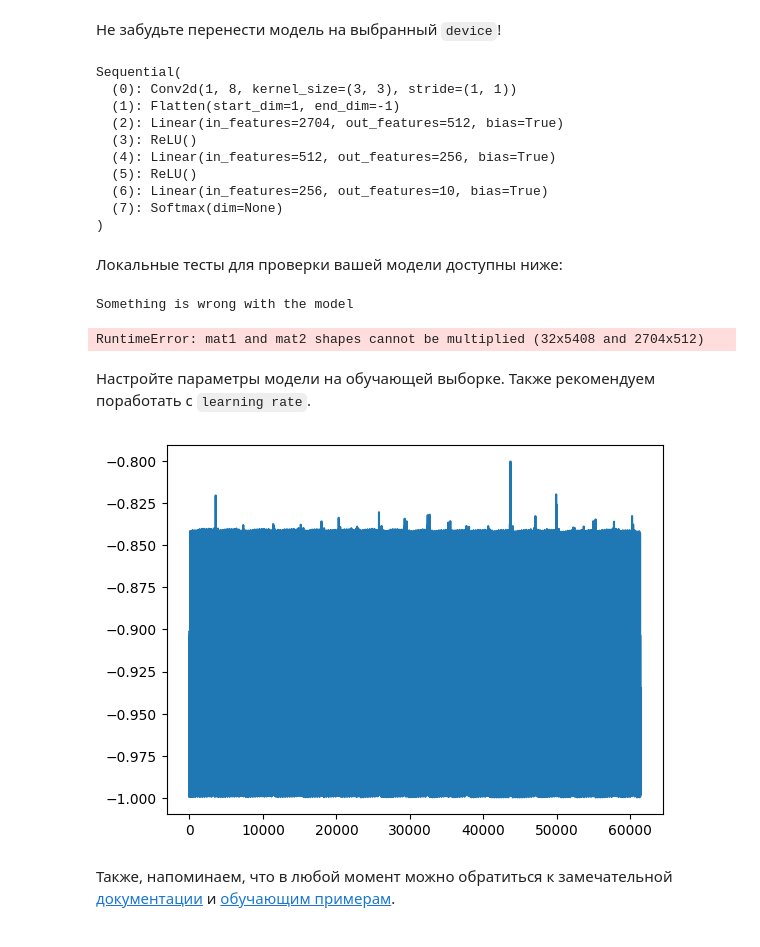
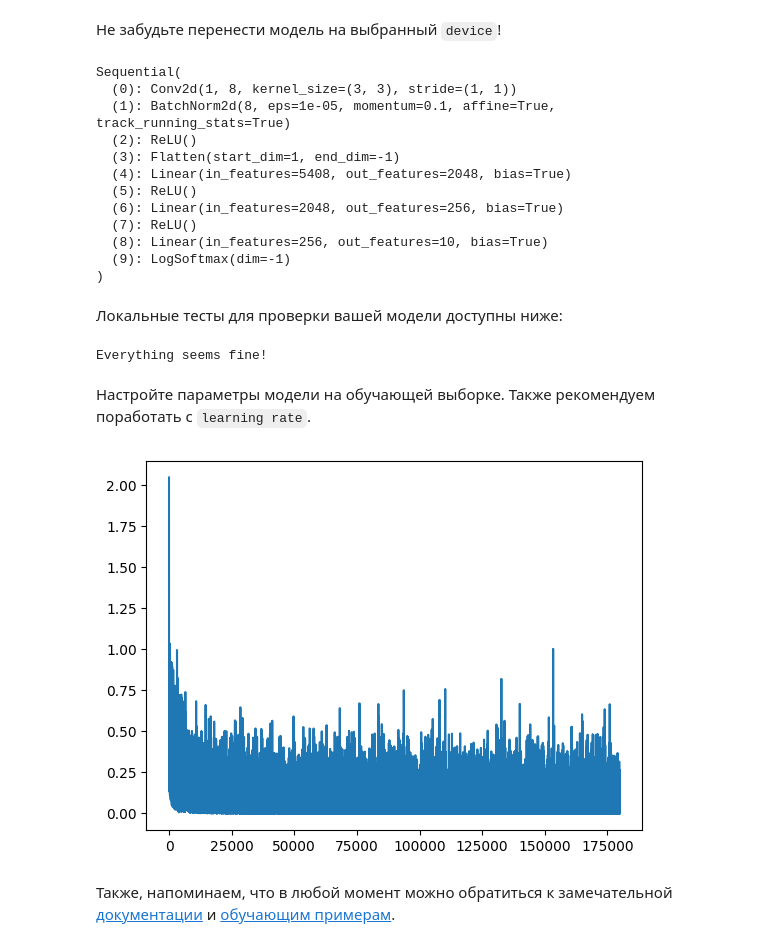
Before and after one commit to slavatlsn/slavatlsn.github.io, a Jupyter notebook: homeworks/hw01_classification/02_hw_fmnist_classification.ipynb, the cells around one changed output. Saved outputs shown, nothing was run; the diff lists cells and outputs as text; code cells hidden in the pictures.

```diff
--- a/homeworks/hw01_classification/02_hw_fmnist_classification.ipynb
+++ b/homeworks/hw01_classification/02_hw_fmnist_classification.ipynb
@@ -180,7 +180,7 @@ model_task_1 = nn.Sequential(
    nn.Linear(2048, 256),
    nn.ReLU(),
    nn.Linear(256, 10),
-   nn.Softmax()
+   nn.LogSoftmax(dim=-1)
 )
 # your code here
 # %% [markdown]
@@ -190,13 +190,15 @@ model_task_1.to(device)
 # %% [output]
 Sequential(
   (0): Conv2d(1, 8, kernel_size=(3, 3), stride=(1, 1))
-  (1): Flatten(start_dim=1, end_dim=-1)
-  (2): Linear(in_features=2704, out_features=512, bias=True)
-  (3): ReLU()
-  (4): Linear(in_features=512, out_features=256, bias=True)
+  (1): BatchNorm2d(8, eps=1e-05, momentum=0.1, affine=True, track_running_stats=True)
+  (2): ReLU()
+  (3): Flatten(start_dim=1, end_dim=-1)
+  (4): Linear(in_features=5408, out_features=2048, bias=True)
   (5): ReLU()
-  (6): Linear(in_features=256, out_features=10, bias=True)
-  (7): Softmax(dim=None)
+  (6): Linear(in_features=2048, out_features=256, bias=True)
+  (7): ReLU()
+  (8): Linear(in_features=256, out_features=10, bias=True)
+  (9): LogSoftmax(dim=-1)
 )
 # %% [markdown]
 Локальные тесты для проверки вашей модели доступны ниже:
@@ -221,34 +223,33 @@ assert y_predicted.shape[-1] == 10, "Model should predict 10 logits/probas"
 print("Everything seems fine!")
 # __________end of block__________
 # %% [output]
-Something is wrong with the model
+Everything seems fine!
-RuntimeError: mat1 and mat2 shapes cannot be multiplied (32x5408 and 2704x512)
 # %% [markdown]
 Настройте параметры модели на обучающей выборке. Также рекомендуем поработать с `learning rate`.
 # %%
 # your code here
 l = nn.NLLLoss()
 optim = torch.optim.Adam(model_task_1.parameters(), lr = 0.001, weight_decay=0.0001)
 losses = []
 i = 0
 num_epochs = 100
 
 for i in range(num_epochs):
-  for imgs, trgs in test_data_loader:
+  for imgs, trgs in train_data_loader:
     optim.zero_grad()
     pred = model_task_1(imgs.to(device))
     loss = l(pred, trgs.to(device))
     losses.append(loss.to('cpu'))
     loss.backward()
     optim.step()
   if(i % 5 == 0):
     with torch.no_grad():
       clear_output(True)
       plt.plot(losses)
       plt.show()
   i += 1
 # %% [output]
-[figure, old version]
+[figure, new version]
 # %% [markdown]
 Также, напоминаем, что в любой момент можно обратиться к замечательной [документации](https://pytorch.org/docs/stable/index.html) и [обучающим примерам](https://pytorch.org/tutorials/).
 # %% [markdown]
```
Also changed, not shown: parts of 5 cells of this notebook.
